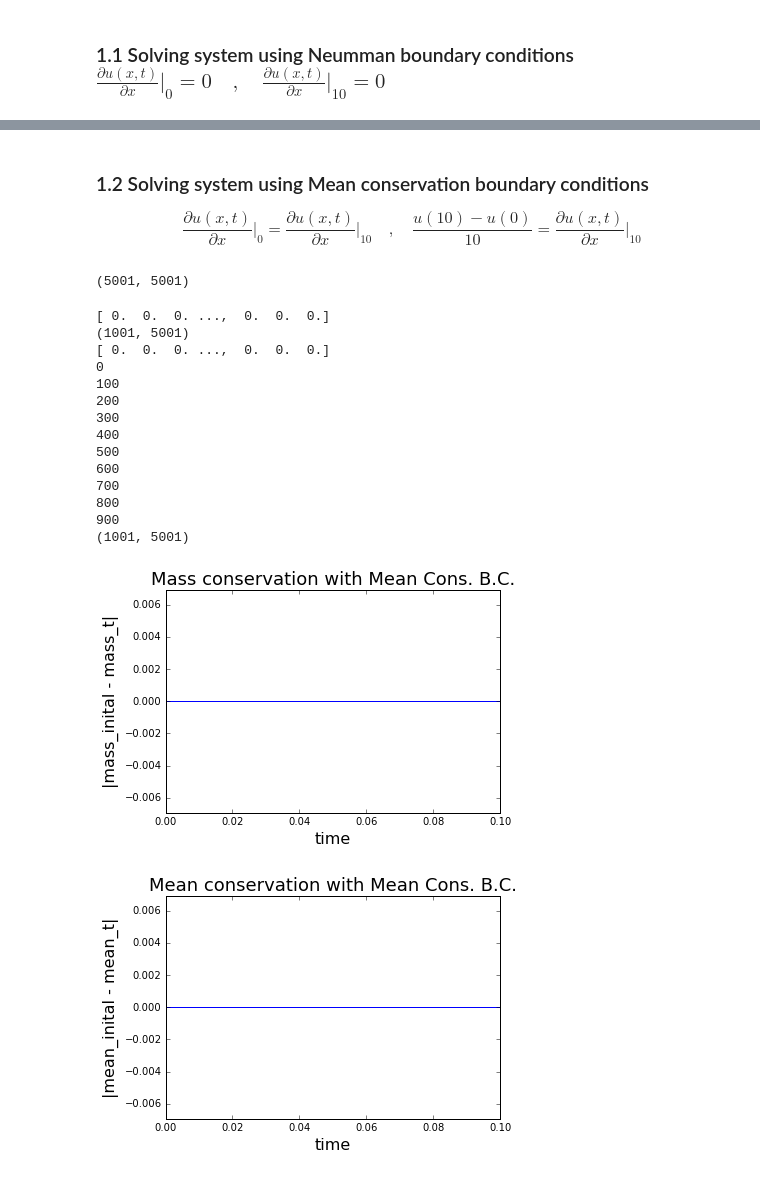
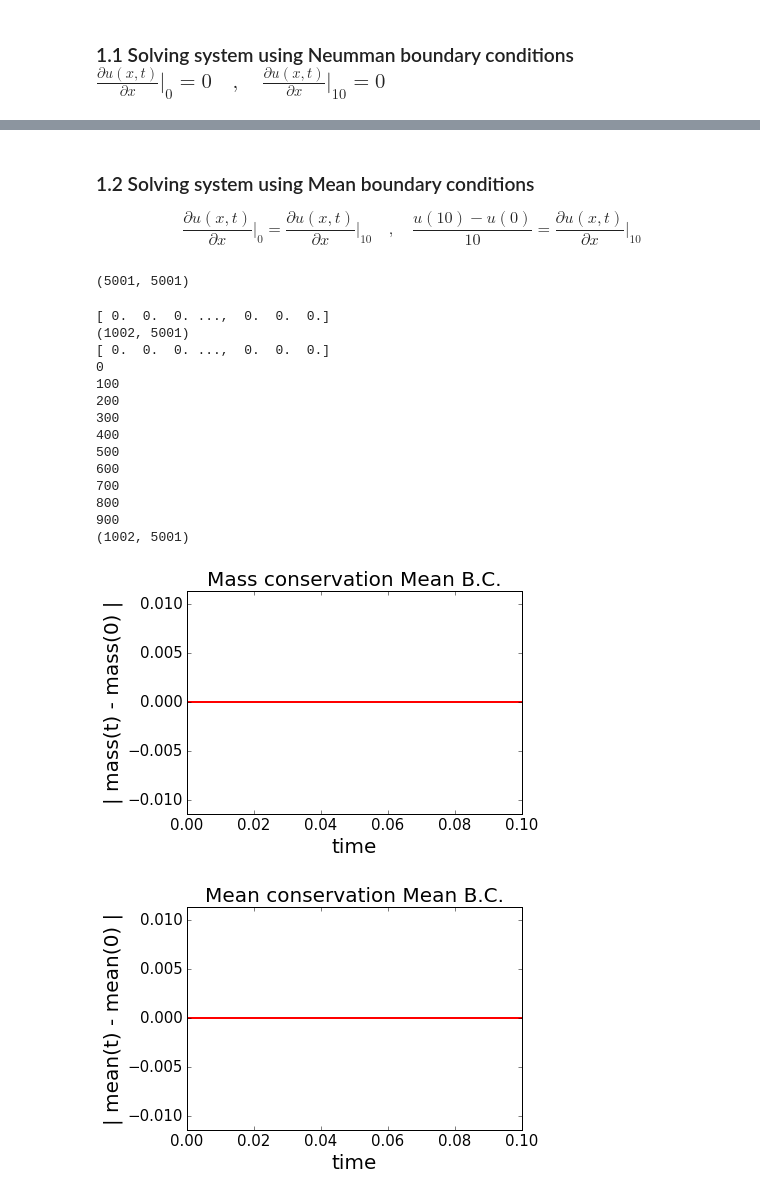
Before and after one commit to KeithPatarroyo/UN_Files, a Jupyter notebook: FEM-Public/1D Heat Equation FEM-Public.ipynb, the cells around one changed output, grey strips where cells are left out. Saved outputs shown, nothing was run; the diff lists cells and outputs as text; code cells hidden in the pictures.

```diff
--- a/FEM-Public/1D Heat Equation FEM-Public.ipynb
+++ b/FEM-Public/1D Heat Equation FEM-Public.ipynb
@@ -172,8 +173,16 @@ for i,r2_i in enumerate(randarray2): # For any interval [a,b] partitioned (#) ,
     randarray3[int(r2_i)]+=float(partitions)/(float(N)*float(abs(interval[1]-interval[0])))
 print randarray3
 
-plt.hist(randarray1*10,bins=50,color='b',normed = 1)  # New histogram(the structure is maintained) , the numbers lie on [0,10]
-plt.title("Histogram with 50 bins")
+f = open('initial_data.dat', 'w+')
+for i in randarray3:
+    f.write(str(i)+"\n")
+
+plt.hist(randarray1*10,bins=50,color='b',normed = 1,facecolor='g', alpha=0.75)  # New histogram(the structure is maintained) , the numbers lie on [0,10]
+#plt.title("Histogram with 50 bins")
+plt.ylabel('Counts',fontsize=20)
+plt.xlabel('Position',fontsize=20)
+plt.tick_params(axis='x', labelsize=15)
+plt.tick_params(axis='y', labelsize=15)
 plt.show()
 # %% [output]
 [ 0.  0.  0. ...,  0.  0.  0.]
@@ -183,9 +190,2 @@ plt.show()
 # %% [markdown]
 ### 1.1  Solving system using Neumman boundary conditions $ \frac{\partial u(x,t)}{\partial x}\Big|_{0}=0 \quad, \quad \frac{\partial u(x,t)}{\partial x}\Big|_{10}=0$
-# %%
-# setting up the Neumman boundary conditions
-b_n = np.copy(b) # Creating new boundary side b (The side is not overwriten in order to use more boundary conditions)
-A_n = np.copy(A) # Creating new boundary Matrix A (The matrix is not overwriten in order to use more boundary conditions)
-b_n[0]+=0.# boundary condition u_x(0)=0
-b_n[-1]+=0.# boundary condition u_x(10)=0
-print b_n.shape
@@ -197,6 +195,7 @@ print b_n.shape
 steps = 1001. # Length of the number of time step solutions  (# of steps in the euler method)
 total_t = 0.1 # Total evolution time of the solution
 delta_t = total_t/steps # \Delta t from the implicit euler method
+steps = steps+1. # adding the time 0.1
 A_net = ((1/delta_t)*M)+A_n # Net A matrix for system Ax=b from the galerkin method result, note that we use the A_n and b_n from the boundary condition
 x_i = randarray3 # We define the initial solution x_i for the euler methd algorithm
 print x_i
@@ -347,7 +355,7 @@ HTML(data='''<video alt="test" controls>
 # %% [output]
 [interactive output not drawn]
 # %% [markdown]
-### 1.2  Solving system using Mean conservation boundary conditions
+### 1.2  Solving system using Mean  boundary conditions
 
 $$ \frac{\partial u(x,t)}{\partial x}\Big|_{0}=\frac{\partial u(x,t)}{\partial x}\Big|_{10} \quad, \quad \frac{u(10)-u(0)}{10} = \frac{\partial u(x,t)}{\partial x}\Big|_{10}$$
 # %%
@@ -367,6 +375,7 @@ print A_m.shape
 steps = 1001. # Length of the number of time step solutions  (# of steps in the euler method)
 total_t = 0.1 # Total evolution time of the solution
 delta_t = total_t/steps # \Delta t from the implicit euler method
+steps = steps+1. # adding the time 0.1
 A_net = ((1/delta_t)*M)+A_m # Net A matrix for system Ax=b from the galerkin method result, note that we use the A_n and b_n from the boundary condition
 x_i = randarray3 # We define the initial solution x_i for the euler methd algorithm
 print x_i
@@ -385,7 +394,7 @@ print sol.shape
 #print end - start
 # %% [output]
 [ 0.  0.  0. ...,  0.  0.  0.]
-(1001, 5001)
+(1002, 5001)
 [ 0.  0.  0. ...,  0.  0.  0.]
 0
 100
@@ -397,7 +406,7 @@ print sol.shape
 700
 800
 900
-(1001, 5001)
+(1002, 5001)
 # %%
 # Checking the conservation of the mass and the conservation of the mean
 
@@ -418,25 +427,29 @@ for i,item in enumerate(sol): # iteration in the solution array, the item is the
 # %%
 #Plot of the variation of the mass and the mean over time
 delta_mass_m = [abs(mass_t_m[0] - item) for i,item in enumerate(mass_t_m)] # We compare the mass of the first element with all the other
 delta_mean_m = [abs(mean_t_m[0] - item) for i,item in enumerate(mean_t_m)] # We compare the mean of the first element with all the other
 t = np.linspace(0,total_t,len(mass_t_n))
 
 plt.axes(xlim=(0, total_t),ylim=(-delta_mean_n[-1]*3, delta_mean_n[-1]*3))
-plt.ylabel('|mass_inital - mass_t|',fontsize=16)
-plt.xlabel('time',fontsize=16)
-plt.title("Mass conservation with Mean Cons. B.C.",fontsize=18)
-plt.plot(t,delta_mass_m) # if mass is conserved the plot should be zero
+plt.ylabel('| mass(t) - mass(0) |',fontsize=20)
+plt.xlabel('time',fontsize=20)
+plt.tick_params(axis='x', labelsize=15)
+plt.tick_params(axis='y', labelsize=15)
+plt.title("Mass conservation Mean B.C.",fontsize=20)
+plt.plot(t,delta_mass_m,color='r', linewidth=2.0) # if mass is conserved the plot should be zero
 plt.show()
 
 plt.axes(xlim=(0, total_t),ylim=(-delta_mean_n[-1]*3, delta_mean_n[-1]*3))
-plt.ylabel('|mean_inital - mean_t|',fontsize=16)
-plt.xlabel('time',fontsize=16)
-plt.title("Mean conservation with Mean Cons. B.C.",fontsize=18)
-plt.plot(t,delta_mean_m) # if mean is conserved the plot should be zero
+plt.ylabel('| mean(t) - mean(0) |',fontsize=20)
+plt.xlabel('time',fontsize=20)
+plt.tick_params(axis='x', labelsize=15)
+plt.tick_params(axis='y', labelsize=15)
+plt.title("Mean conservation Mean B.C.",fontsize=20)
+plt.plot(t,delta_mean_m,color='r', linewidth=2.0) # if mean is conserved the plot should be zero
 plt.show()
 # %% [output]
-[figure, old version]
+[figure, new version]
-[figure, old version]
+[figure, new version]
 # %%
 #Plot of the initial conditon
 color = ['k','r'] #Colors of the approximate solution graph
```
Also changed, not shown: parts of 16 cells of this notebook, 4 other files.
